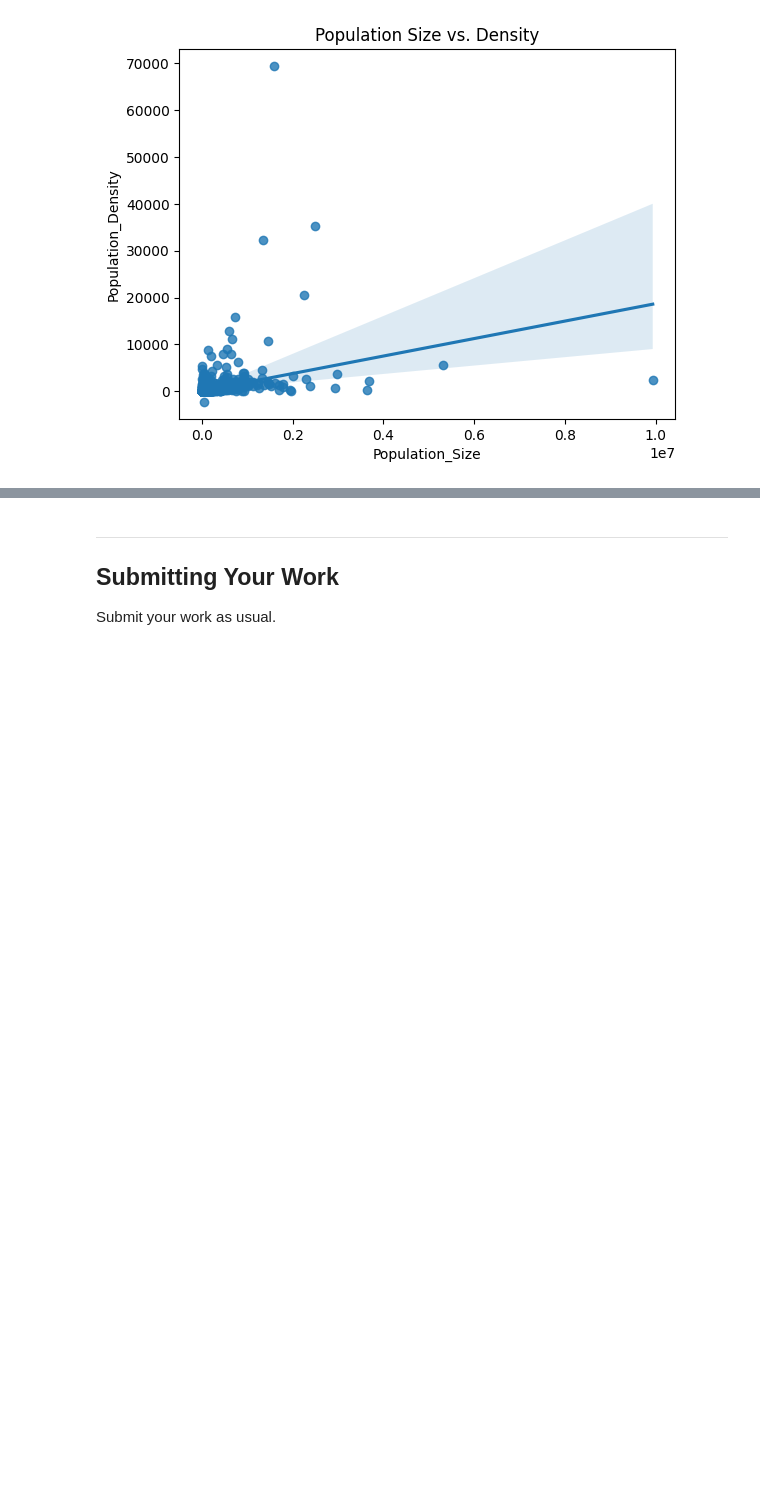
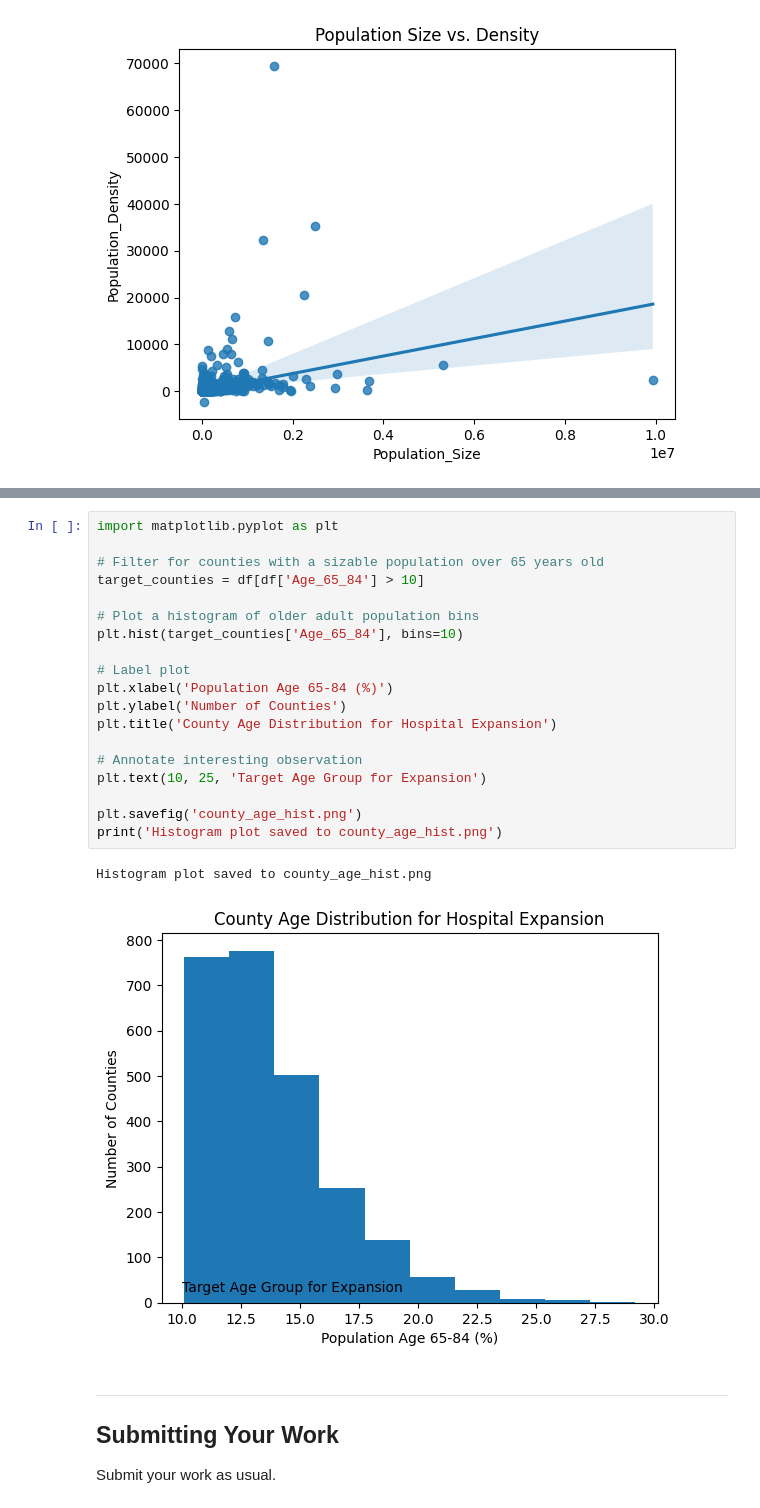
Before and after one commit to BSUDIREDDY/hds5210-2023, a Jupyter notebook: week13/week13_assignment_2.ipynb, the cells around one changed output, grey strips where cells are left out. Saved outputs shown, nothing was run; the diff lists cells and outputs as text; blank space fills up the shorter version.

```diff
--- a/week13/week13_assignment_2.ipynb
+++ b/week13/week13_assignment_2.ipynb
@@ -151,3 +182,25 @@ plt.savefig('population_scatter.png')
+# %%
+import matplotlib.pyplot as plt
+
+# Filter for counties with a sizable population over 65 years old
+target_counties = df[df['Age_65_84'] > 10]
+
+# Plot a histogram of older adult population bins
+plt.hist(target_counties['Age_65_84'], bins=10)
+
+# Label plot
+plt.xlabel('Population Age 65-84 (%)')
+plt.ylabel('Number of Counties')
+plt.title('County Age Distribution for Hospital Expansion')
+
+# Annotate interesting observation
+plt.text(10, 25, 'Target Age Group for Expansion')
+
+plt.savefig('county_age_hist.png')
+print('Histogram plot saved to county_age_hist.png')
+# %% [output]
+Histogram plot saved to county_age_hist.png
+[figure, added]
 # %% [markdown]
 
 
```
Also changed, not shown: parts of 1 cell of this notebook.
